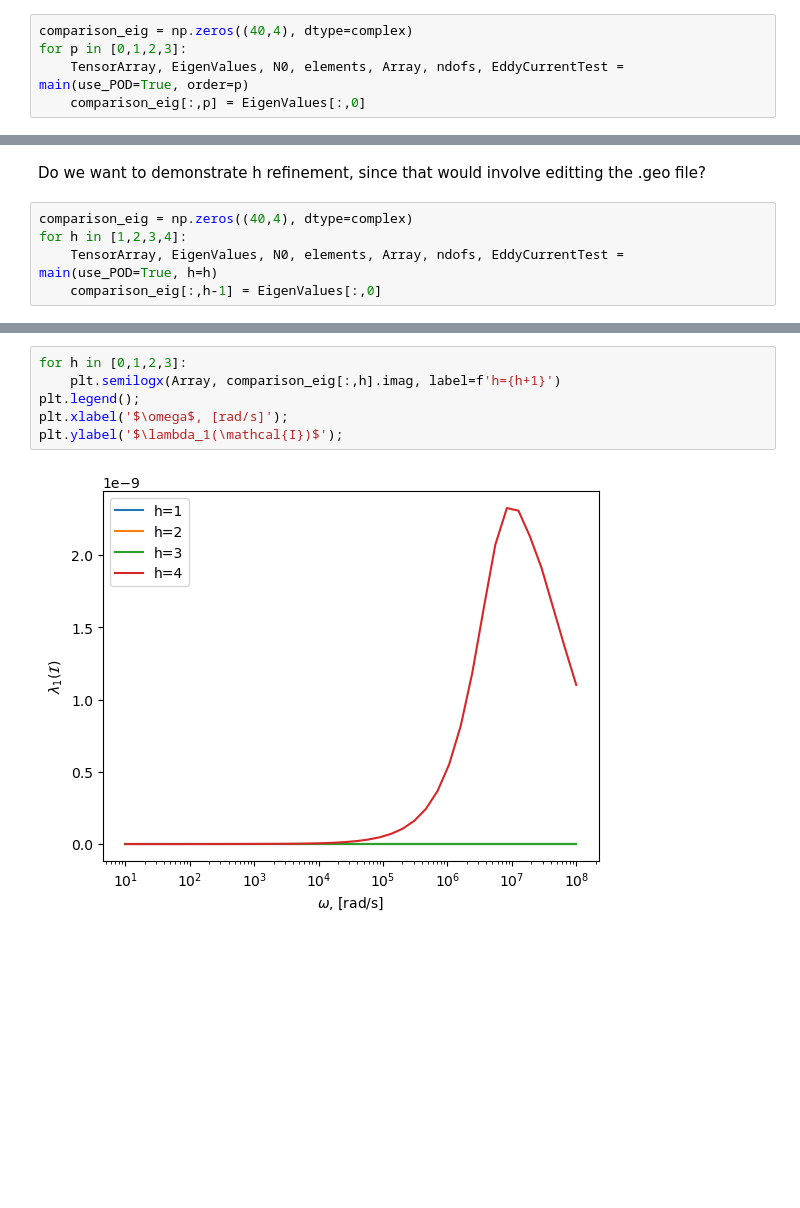
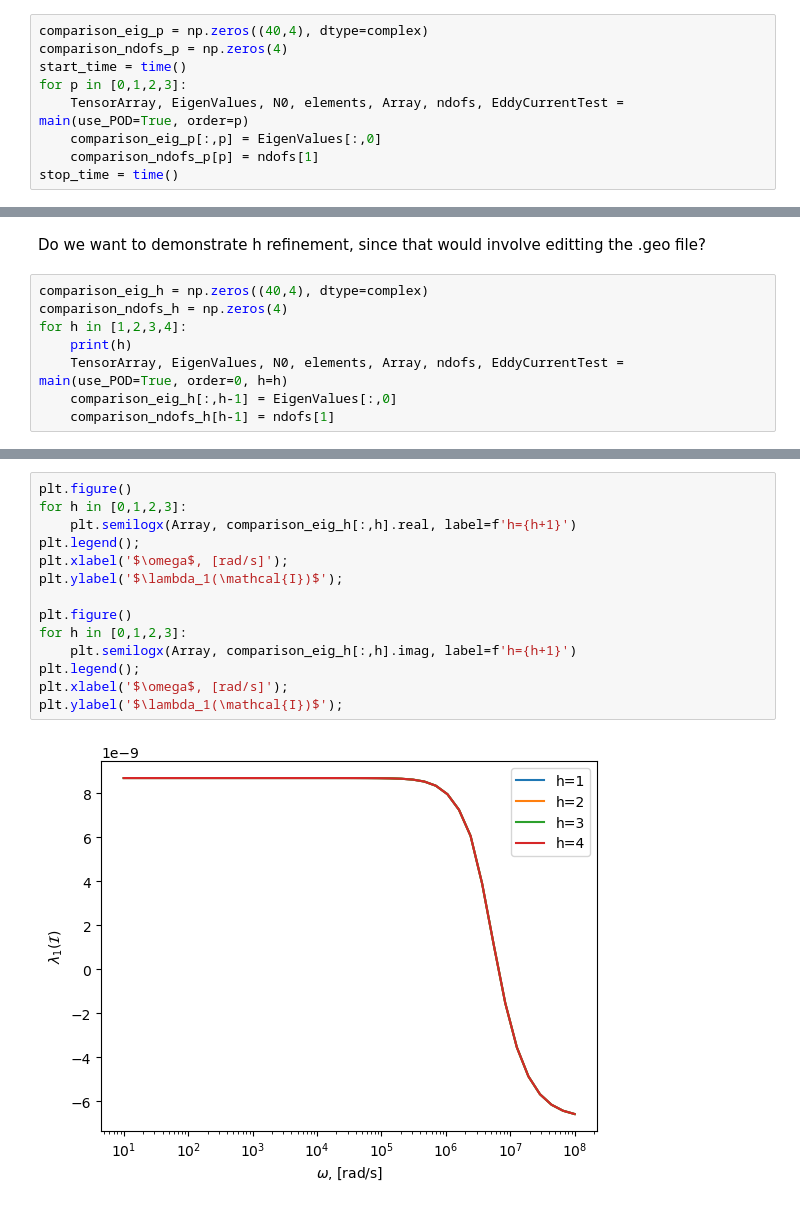
Before and after one commit to MPT-Calculator/MPT-Calculator, a Jupyter notebook: tutorials/p_refinement_example.ipynb, the cells around one changed output, grey strips where cells are left out. Saved outputs shown, nothing was run; the diff lists cells and outputs as text; blank space fills up the shorter version.

```diff
--- a/tutorials/p_refinement_example.ipynb
+++ b/tutorials/p_refinement_example.ipynb
@@ -23,9 +23,13 @@ main(order=p)
 # %% [markdown]
 which can be done iteratively
 # %%
-comparison_eig = np.zeros((40,4), dtype=complex)
+comparison_eig_p = np.zeros((40,4), dtype=complex)
+comparison_ndofs_p = np.zeros(4)
+start_time = time()
 for p in [0,1,2,3]:
     TensorArray, EigenValues, N0, elements, Array, ndofs, EddyCurrentTest = main(use_POD=True, order=p)
-    comparison_eig[:,p] = EigenValues[:,0]
+    comparison_eig_p[:,p] = EigenValues[:,0]
+    comparison_ndofs_p[p] = ndofs[1]
+stop_time = time()
 # %% [output]
 sphere.geo
@@ -82,8 +87,11 @@ Since orders 2 and 3 disagree
 # %% [markdown]
 Do we want to demonstrate h refinement, since that would involve editting the .geo file?
 # %%
-comparison_eig = np.zeros((40,4), dtype=complex)
+comparison_eig_h = np.zeros((40,4), dtype=complex)
+comparison_ndofs_h = np.zeros(4)
 for h in [1,2,3,4]:
-    TensorArray, EigenValues, N0, elements, Array, ndofs, EddyCurrentTest = main(use_POD=True, h=h)
-    comparison_eig[:,h-1] = EigenValues[:,0]
+    print(h)
+    TensorArray, EigenValues, N0, elements, Array, ndofs, EddyCurrentTest = main(use_POD=True, order=0, h=h)
+    comparison_eig_h[:,h-1] = EigenValues[:,0]
+    comparison_ndofs_h[h-1] = ndofs[1]
 # %% [output]
@@ -118,9 +126,17 @@ manually closed pooler system 38/40
 ... (5 outputs left out)
 # %%
+plt.figure()
 for h in [0,1,2,3]:
-    plt.semilogx(Array, comparison_eig[:,h].imag, label=f'h={h+1}')
+    plt.semilogx(Array, comparison_eig_h[:,h].real, label=f'h={h+1}')
 plt.legend();
 plt.xlabel('$\omega$, [rad/s]');
 plt.ylabel('$\lambda_1(\mathcal{I})$');
+
+plt.figure()
+for h in [0,1,2,3]:
+    plt.semilogx(Array, comparison_eig_h[:,h].imag, label=f'h={h+1}')
+plt.legend();
+plt.xlabel('$\omega$, [rad/s]');
+plt.ylabel('$\lambda_1(\mathcal{I})$');
 # %% [output]
-[figure, old version]
+[figure, new version]
```
Also changed, not shown: parts of 5 cells of this notebook, 7 other files.
